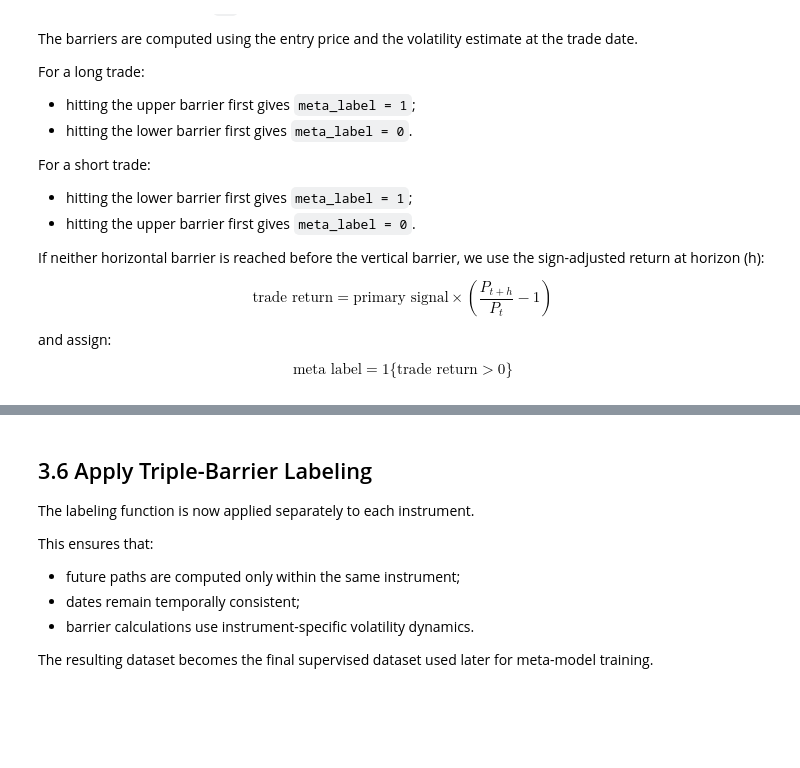
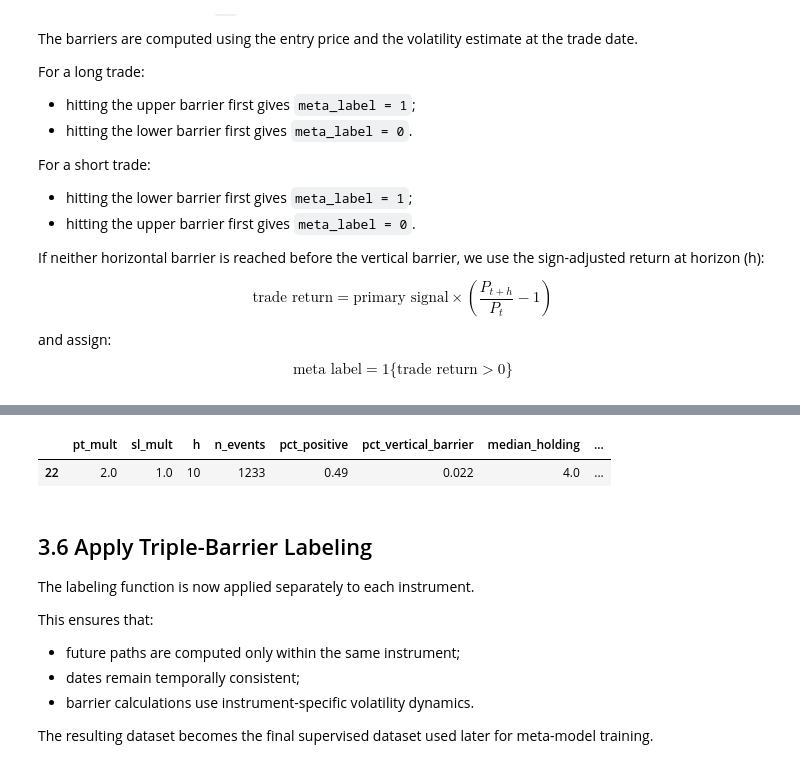
Before and after one commit to garancedvn/Systematic-Trading, a Jupyter notebook: coursework.ipynb, the cells around one changed output, grey strips where cells are left out. Cells and saved outputs as stored; diff of their text form; code cells hidden in the pictures; blank space fills up the shorter version.

Commit message:
adapted labeling

```diff
--- a/coursework.ipynb
+++ b/coursework.ipynb
@@ -4699,3 +4784,98 @@ def apply_triple_barrier_to_instrument(
     df_inst["tb_trade_return"] = trade_returns
 
     return df_inst
+# %%
+# ============================================================
+# Phase 3.4b — Sensitivity Grid for Barrier Parameters
+# ============================================================
+
+import itertools
+
+PT_GRID = [1.0, 1.5, 2.0, 2.5, 3.0]
+SL_GRID = [0.5, 1.0, 1.5]
+H_GRID = [5, 10, 15]
+
+grid_results = []
+
+print(f"Testing {len(PT_GRID) * len(SL_GRID) * len(H_GRID)} parameter combinations...")
+
+for pt, sl, h in itertools.product(PT_GRID, SL_GRID, H_GRID):
+
+    # Apply labelling for this parameter combination, per instrument
+    labeled_groups = []
+    for instrument, g in meta_df.groupby("instrument"):
+        g = g.copy()
+        g["instrument"] = instrument
+        labeled_g = apply_triple_barrier_to_instrument(
+            g,
+            price_col=price_col,
+            vol_col=vol_col,
+            horizon=h,
+            pt_mult=pt,
+            sl_mult=sl,
+        )
+        labeled_g["instrument"] = instrument
+        labeled_groups.append(labeled_g)
+
+    grid_df = (
+        pd.concat(labeled_groups, axis=0)
+        .dropna(subset=["meta_label"])
+        .reset_index(drop=True)
+    )
+
+    if len(grid_df) == 0:
+        continue
+
+    # Compute diagnostics
+    pos_rate = grid_df["meta_label"].mean()
+    event_dist = grid_df["tb_event_type"].value_counts(normalize=True)
+    pct_vertical = event_dist.get("vertical_barrier", 0.0)
+
+    # Holding period (days from entry to barrier hit / vertical exit)
+    grid_df["holding_days"] = (
+        pd.to_datetime(grid_df["tb_exit_date"]) - pd.to_datetime(grid_df["date"])
+    ).dt.days
+    median_holding = grid_df["holding_days"].median()
+
+    # Composite score
+    #   - balance_score: 1.0 at 50/50 positive rate, 0.0 at 0/100
+    #   - timeout_score: penalty above 30% vertical-barrier resolution
+    #   - holding_score: 1.0 when median holding = h/2 (efficient barrier use)
+    balance_score = 1 - abs(0.5 - pos_rate) * 2
+    timeout_score = 1 - min(pct_vertical / 0.3, 1.0)
+    holding_score = 1 - abs(median_holding - h / 2) / h
+
+    composite = (balance_score + timeout_score + holding_score) / 3
+
+    grid_results.append({
+        "pt_mult": pt,
+        "sl_mult": sl,
+        "h": h,
+        "n_events": len(grid_df),
+        "pct_positive": round(pos_rate, 3),
+        "pct_vertical_barrier": round(pct_vertical, 3),
+        "median_holding": round(median_holding, 1),
+        "balance_score": round(balance_score, 3),
+        "timeout_score": round(timeout_score, 3),
+        "holding_score": round(holding_score, 3),
+        "composite": round(composite, 3),
+    })
+
+grid_results_df = pd.DataFrame(grid_results)
+
+print("\nTop 10 parameter combinations by composite score:")
+display(
+    grid_results_df
+    .sort_values("composite", ascending=False)
+    .head(10)
+)
+
+print("\nParameter combination at our selected choice (pt=2.0, sl=1.0, h=10):")
+display(
+    grid_results_df[
+        (grid_results_df["pt_mult"] == 2.0)
+        & (grid_results_df["sl_mult"] == 1.0)
+        & (grid_results_df["h"] == 10)
+    ]
+)
+# %% [output]
@@ -4702,3 +4897,5 @@ def apply_triple_barrier_to_instrument(
+|  | pt_mult | sl_mult | h | n_events | pct_positive | pct_vertical_barrier | median_holding | ... |
+| 22 | 2.0 | 1.0 | 10 | 1233 | 0.49 | 0.022 | 4.0 | ... |
 # %% [markdown]
 ## 3.6 Apply Triple-Barrier Labeling
 
```
Also changed, not shown: parts of 9 cells of this notebook.
